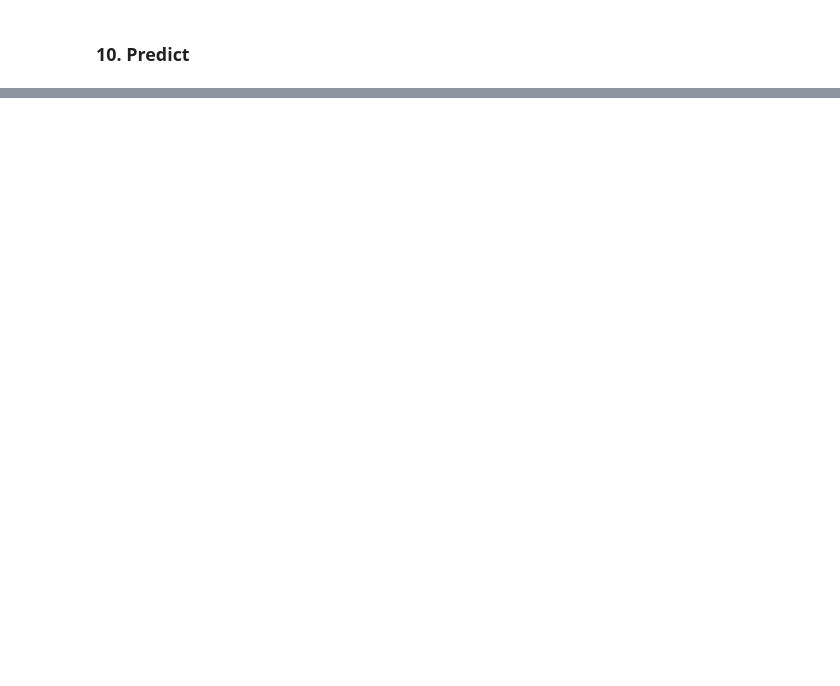
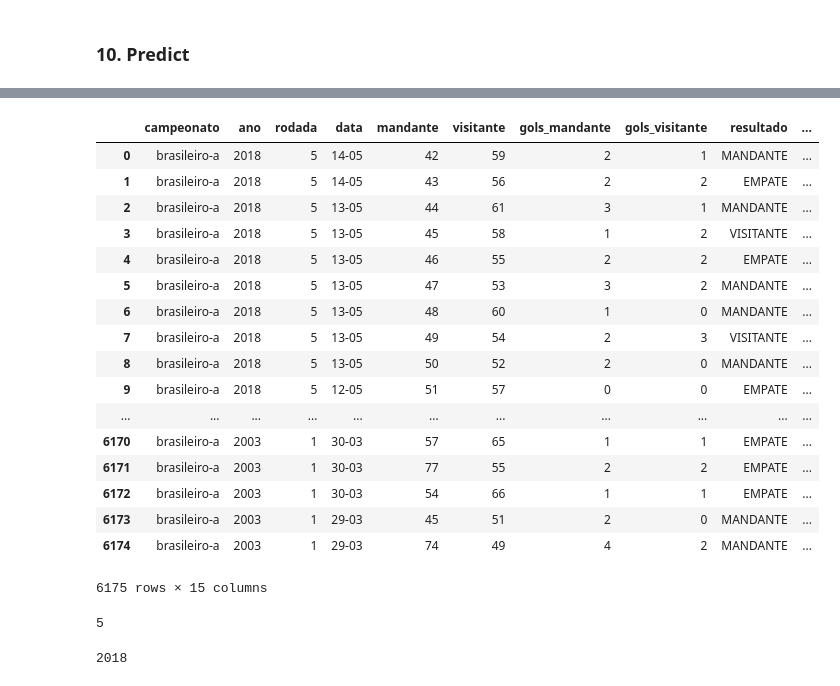
Before and after one commit to thiagozaranza/guru_da_bola, a Jupyter notebook: Prediction_RFC.ipynb, the cells around one changed output, grey strips where cells are left out. Cells and saved outputs as stored; diff of their text form; code cells hidden in the pictures; blank space fills up the shorter version.

```diff
--- a/Prediction_RFC.ipynb
+++ b/Prediction_RFC.ipynb
@@ -349,5 +349,34 @@ def getAproveitamento(jogos, ano, rodada, time):
 
     ultimo_jogo = jogos.query("ano == " + str(ano) + " and rodada == " + str(rodada) + " and visitante == " + str(time))
     return ultimo_jogo["aproveitamento_10r_v"].values[0]
+# %%
+jogos
+# %% [output]
+|  | campeonato | ano | rodada | data | mandante | visitante | gols_mandante | gols_visitante | resultado | ... |
+| 0 | brasileiro-a | 2018 | 5 | 14-05 | 42 | 59 | 2 | 1 | MANDANTE | ... |
+| 1 | brasileiro-a | 2018 | 5 | 14-05 | 43 | 56 | 2 | 2 | EMPATE | ... |
+| 2 | brasileiro-a | 2018 | 5 | 13-05 | 44 | 61 | 3 | 1 | MANDANTE | ... |
+| 3 | brasileiro-a | 2018 | 5 | 13-05 | 45 | 58 | 1 | 2 | VISITANTE | ... |
+| 4 | brasileiro-a | 2018 | 5 | 13-05 | 46 | 55 | 2 | 2 | EMPATE | ... |
+| 5 | brasileiro-a | 2018 | 5 | 13-05 | 47 | 53 | 3 | 2 | MANDANTE | ... |
+| 6 | brasileiro-a | 2018 | 5 | 13-05 | 48 | 60 | 1 | 0 | MANDANTE | ... |
+| 7 | brasileiro-a | 2018 | 5 | 13-05 | 49 | 54 | 2 | 3 | VISITANTE | ... |
+| 8 | brasileiro-a | 2018 | 5 | 13-05 | 50 | 52 | 2 | 0 | MANDANTE | ... |
+| 9 | brasileiro-a | 2018 | 5 | 12-05 | 51 | 57 | 0 | 0 | EMPATE | ... |
+| ... | ... | ... | ... | ... | ... | ... | ... | ... | ... | ... |
+| 6170 | brasileiro-a | 2003 | 1 | 30-03 | 57 | 65 | 1 | 1 | EMPATE | ... |
+| 6171 | brasileiro-a | 2003 | 1 | 30-03 | 77 | 55 | 2 | 2 | EMPATE | ... |
+| 6172 | brasileiro-a | 2003 | 1 | 30-03 | 54 | 66 | 1 | 1 | EMPATE | ... |
+| 6173 | brasileiro-a | 2003 | 1 | 29-03 | 45 | 51 | 2 | 0 | MANDANTE | ... |
+| 6174 | brasileiro-a | 2003 | 1 | 29-03 | 74 | 49 | 4 | 2 | MANDANTE | ... |
+6175 rows × 15 columns
+# %%
+rod
+# %% [output]
+5
+# %%
+ano
+# %% [output]
+2018
 # %%
 rodada_DF["posicao_m"] = rodada_DF.apply(lambda row: getPosicao(jogos, ano, rod, row["mandante"]),axis=1)
```
Also changed, not shown: parts of 22 cells of this notebook, 10 other files.
